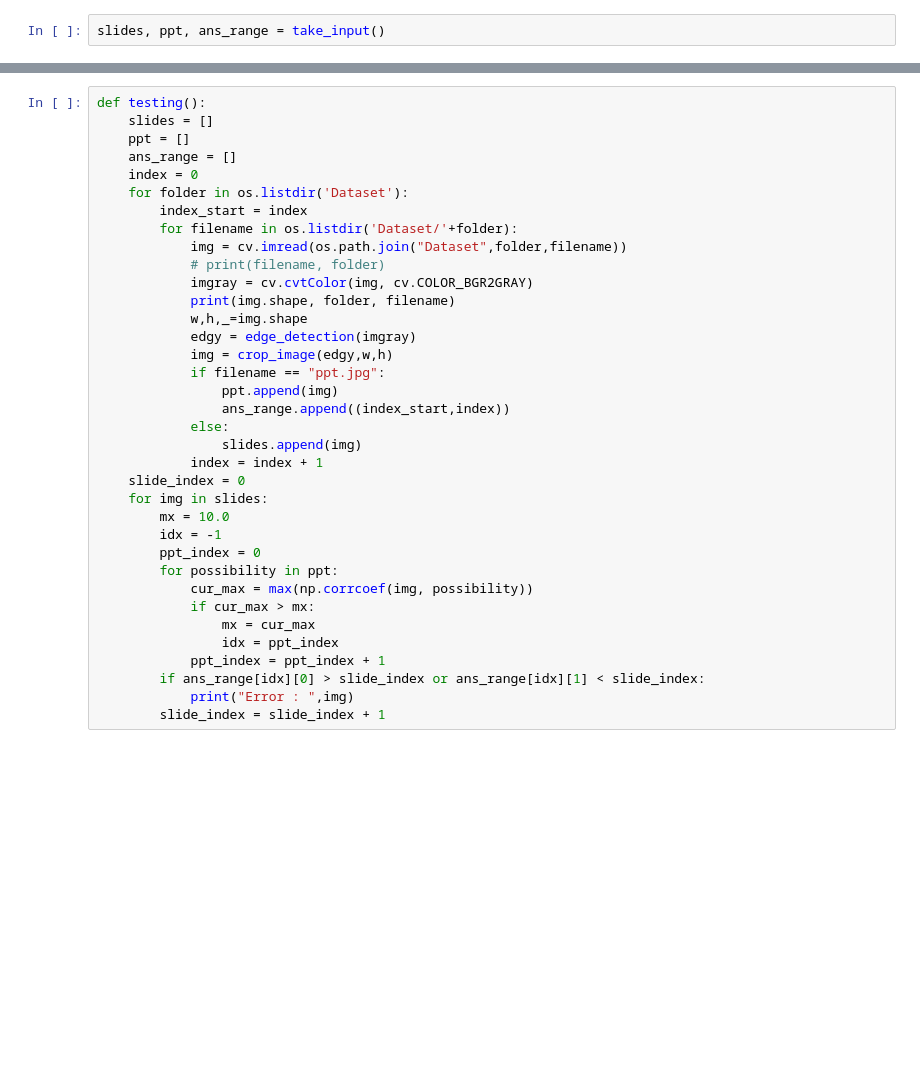
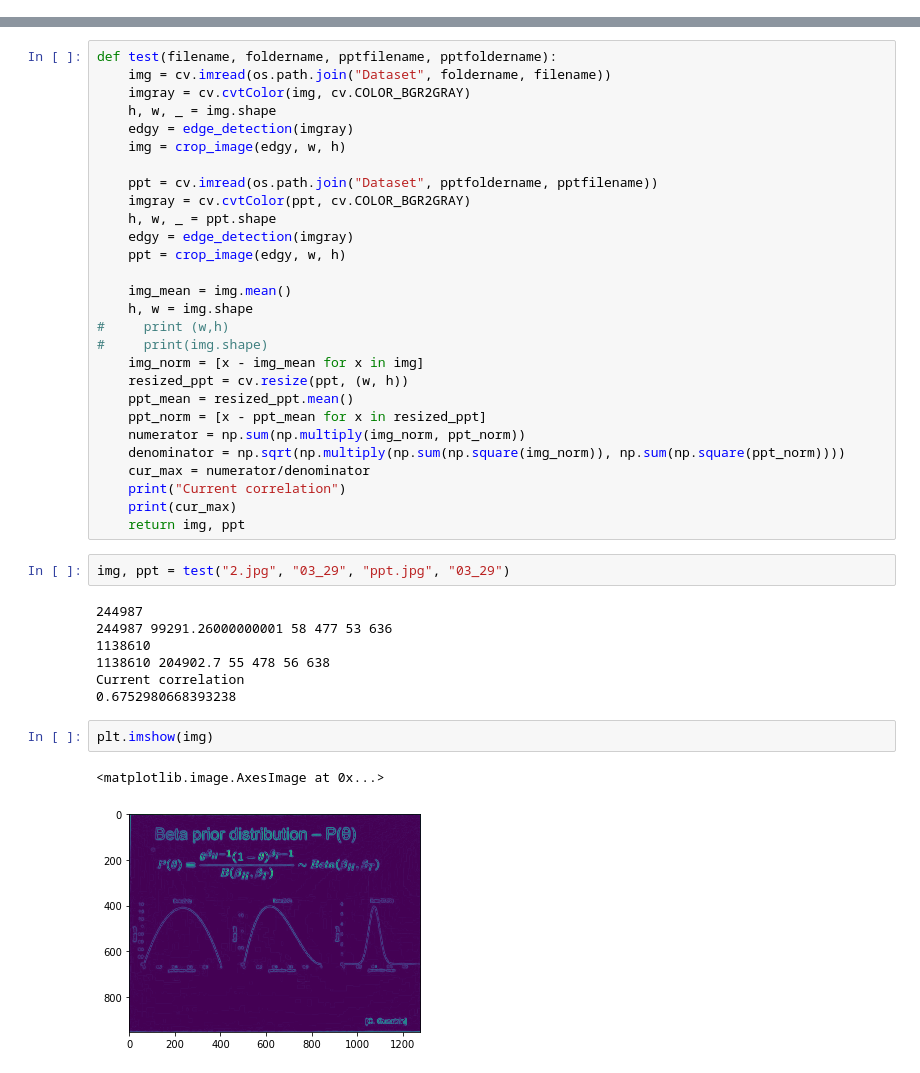
Before and after one commit to h-sinha/slidErr, a Jupyter notebook: main.ipynb, the cells around one changed output, grey strips where cells are left out. Saved outputs shown, nothing was run; the diff lists cells and outputs as text; blank space fills up the shorter version.

```diff
--- a/main.ipynb
+++ b/main.ipynb
@@ -65,2 +55,0 @@ def format_image(im_arr):
-# %%
-slides, ppt, ans_range = take_input()
@@ -74,36 +56,42 @@ print(slides.shape)
-# %%
-def testing():
-    slides = []
-    ppt = []
-    ans_range = []
-    index = 0
-    for folder in os.listdir('Dataset'):
-        index_start = index
-        for filename in os.listdir('Dataset/'+folder):
-            img = cv.imread(os.path.join("Dataset",folder,filename))
-            # print(filename, folder)
-            imgray = cv.cvtColor(img, cv.COLOR_BGR2GRAY)
-            print(img.shape, folder, filename)
-            w,h,_=img.shape
-            edgy = edge_detection(imgray)
-            img = crop_image(edgy,w,h)
-            if filename == "ppt.jpg":
-                ppt.append(img)
-                ans_range.append((index_start,index))
-            else:
-                slides.append(img)
-            index = index + 1
-    slide_index = 0
-    for img in slides:
-        mx = 10.0
-        idx = -1
-        ppt_index = 0
-        for possibility in ppt:
-            cur_max = max(np.corrcoef(img, possibility))
-            if cur_max > mx:
-                mx = cur_max
-                idx = ppt_index
-            ppt_index = ppt_index + 1
-        if ans_range[idx][0] > slide_index or ans_range[idx][1] < slide_index:
-            print("Error : ",img)
-        slide_index = slide_index + 1
+# %%
+def test(filename, foldername, pptfilename, pptfoldername):
+    img = cv.imread(os.path.join("Dataset", foldername, filename))
+    imgray = cv.cvtColor(img, cv.COLOR_BGR2GRAY)
+    h, w, _ = img.shape
+    edgy = edge_detection(imgray)
+    img = crop_image(edgy, w, h)
+
+    ppt = cv.imread(os.path.join("Dataset", pptfoldername, pptfilename))
+    imgray = cv.cvtColor(ppt, cv.COLOR_BGR2GRAY)
+    h, w, _ = ppt.shape
+    edgy = edge_detection(imgray)
+    ppt = crop_image(edgy, w, h)
+
+    img_mean = img.mean()
+    h, w = img.shape
+#     print (w,h)
+#     print(img.shape)
+    img_norm = [x - img_mean for x in img]
+    resized_ppt = cv.resize(ppt, (w, h))
+    ppt_mean = resized_ppt.mean()
+    ppt_norm = [x - ppt_mean for x in resized_ppt]
+    numerator = np.sum(np.multiply(img_norm, ppt_norm))
+    denominator = np.sqrt(np.multiply(np.sum(np.square(img_norm)), np.sum(np.square(ppt_norm))))
+    cur_max = numerator/denominator
+    print("Current correlation")
+    print(cur_max)
+    return img, ppt
+# %%
+img, ppt = test("2.jpg", "03_29", "ppt.jpg", "03_29")
+# %% [output]
+244987
+244987 99291.26000000001 58 477 53 636
+1138610
+1138610 204902.7 55 478 56 638
+Current correlation
+0.6752980668393238
+# %%
+plt.imshow(img)
+# %% [output]
+<matplotlib.image.AxesImage at 0x...>
+[figure, added]
```
Also changed, not shown: parts of 10 cells of this notebook.
